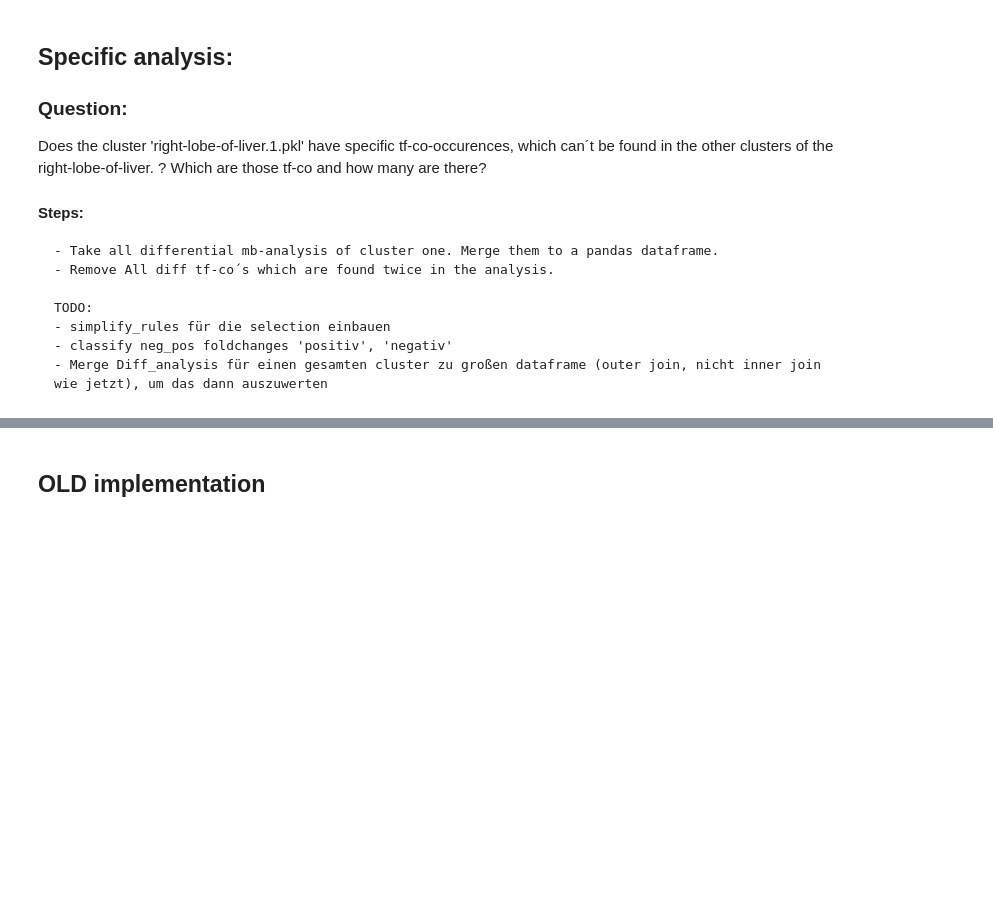
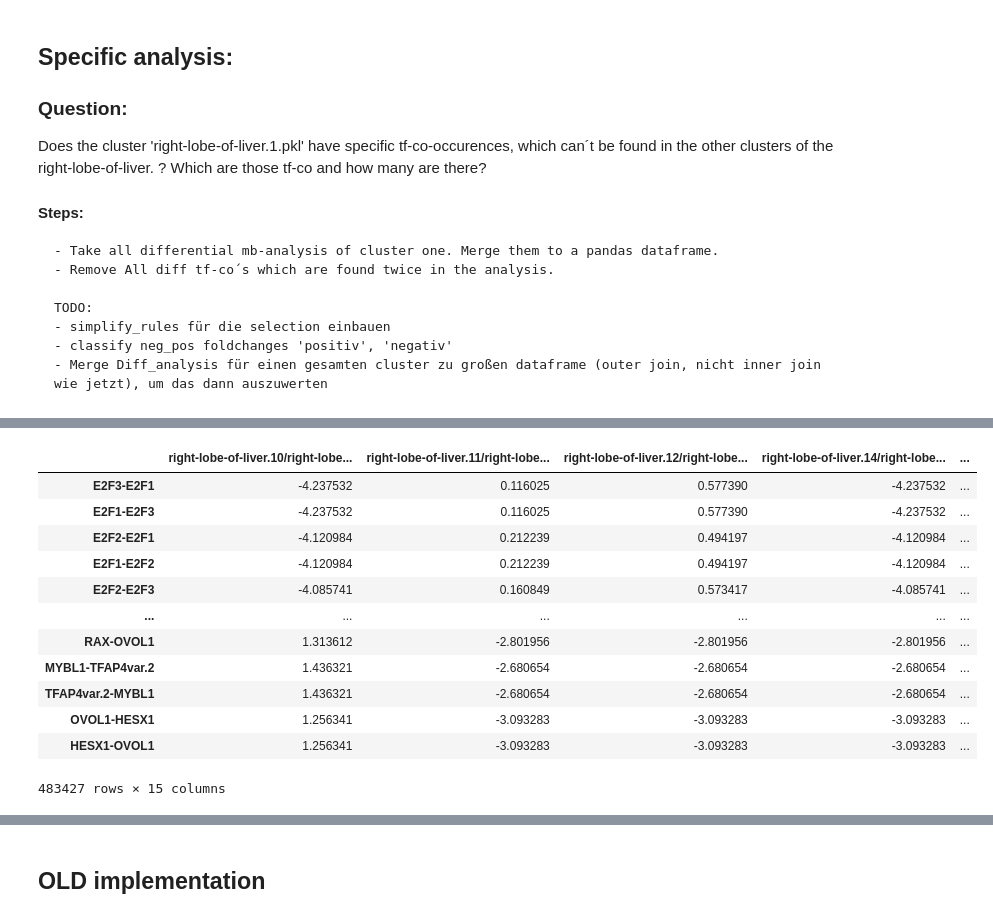
Before and after one commit to loosolab/Datenanalyse-2021, a Jupyter notebook: wp6/analyse/wp2_tf_cooccurences.ipynb, the cells around one changed output, grey strips where cells are left out. Drawn from its saved outputs; the diff is of its cells as text; code cells hidden in the pictures; blank space fills up the shorter version.

```diff
--- a/wp6/analyse/wp2_tf_cooccurences.ipynb
+++ b/wp6/analyse/wp2_tf_cooccurences.ipynb
@@ -376,3 +429,30 @@ result
+# %%
+df = normalized_dfs[0]
+cluster_name = "right-lobe-of-liver.1"
+cluster_cols = list(filter(lambda x: f'{cluster_name}' in x , df.columns))
+# NOT WORKING: logfc_cluster_cols = list(filter(lambda x: (f'{cluster_name}/' || f'/{cluster_name}') in x , cluster_cols))
+# This is important: for right-lob-of-liver-1
+logfc_cluster_cols = []
+for entry in cluster_cols:
+    if (f'{cluster_name}/' in entry) or (f'/{cluster_name}_cosine_log2fc' in entry):
+        logfc_cluster_cols.append(entry)
+
+tmp = df[logfc_cluster_cols]
+tmp
+# %% [output]
+|  | right-lobe-of-liver.10/right-lobe... | right-lobe-of-liver.11/right-lobe... | right-lobe-of-liver.12/right-lobe... | right-lobe-of-liver.14/right-lobe... | ... |
+| E2F3-E2F1 | -4.237532 | 0.116025 | 0.577390 | -4.237532 | ... |
+| E2F1-E2F3 | -4.237532 | 0.116025 | 0.577390 | -4.237532 | ... |
+| E2F2-E2F1 | -4.120984 | 0.212239 | 0.494197 | -4.120984 | ... |
+| E2F1-E2F2 | -4.120984 | 0.212239 | 0.494197 | -4.120984 | ... |
+| E2F2-E2F3 | -4.085741 | 0.160849 | 0.573417 | -4.085741 | ... |
+| ... | ... | ... | ... | ... | ... |
+| RAX-OVOL1 | 1.313612 | -2.801956 | -2.801956 | -2.801956 | ... |
+| MYBL1-TFAP4var.2 | 1.436321 | -2.680654 | -2.680654 | -2.680654 | ... |
+| TFAP4var.2-MYBL1 | 1.436321 | -2.680654 | -2.680654 | -2.680654 | ... |
+| OVOL1-HESX1 | 1.256341 | -3.093283 | -3.093283 | -3.093283 | ... |
+| HESX1-OVOL1 | 1.256341 | -3.093283 | -3.093283 | -3.093283 | ... |
+483427 rows × 15 columns
 # %%
 measure_threshold_1 = utils.get_threshold(result['right-lobe-of-liver.10/right-lobe-of-liver.1_cosine_log2fc']
                                         , "both", percent=0.05)
```
Also changed, not shown: parts of 19 cells of this notebook, 1 other file.
